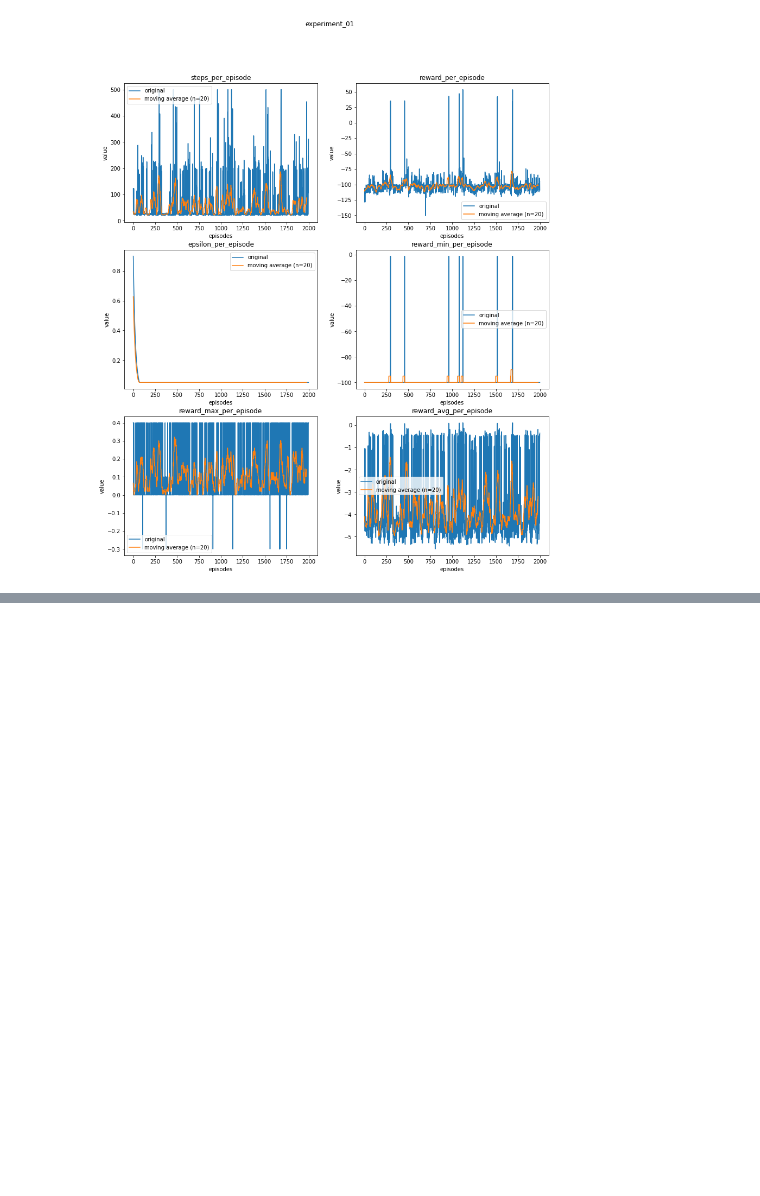
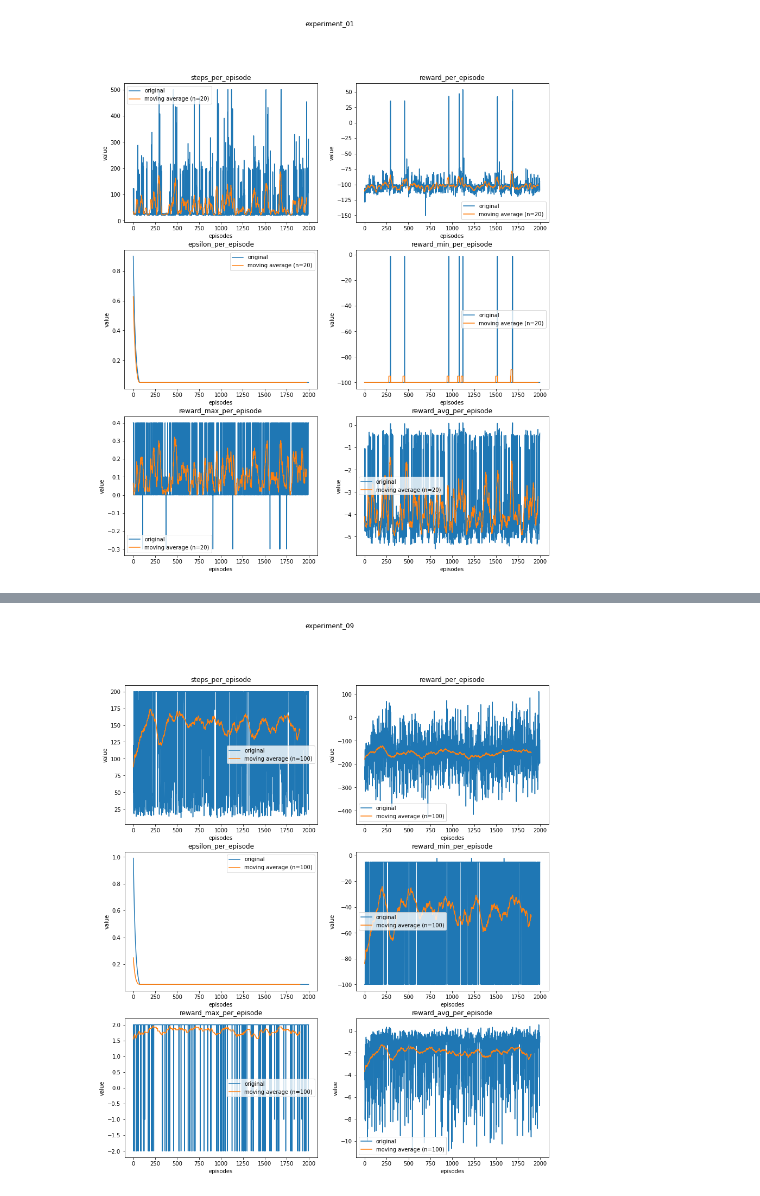
Before and after one commit to dmjovan/Q-Learning-with-Autonomous-Mobile-Robots-ROS, a Jupyter notebook: src/robotic_systems/visualize_results.ipynb, the cells around one changed output, grey strips where cells are left out. Cells and saved outputs as stored; diff of their text form; code cells hidden in the pictures; blank space fills up the shorter version.

```diff
--- a/src/robotic_systems/visualize_results.ipynb
+++ b/src/robotic_systems/visualize_results.ipynb
@@ -73,0 +96,6 @@ visualize_results(results, experiment_name=EXPERIMENT_NAME)
+# %%
+EXPERIMENT_NAME = "experiment_09"
+results = read_experiment_results(experiment_name=EXPERIMENT_NAME)
+visualize_results(results, experiment_name=EXPERIMENT_NAME, n=100)
+# %% [output]
+[figure, added]
```
Also changed, not shown: parts of 5 cells of this notebook, 1 other file.
